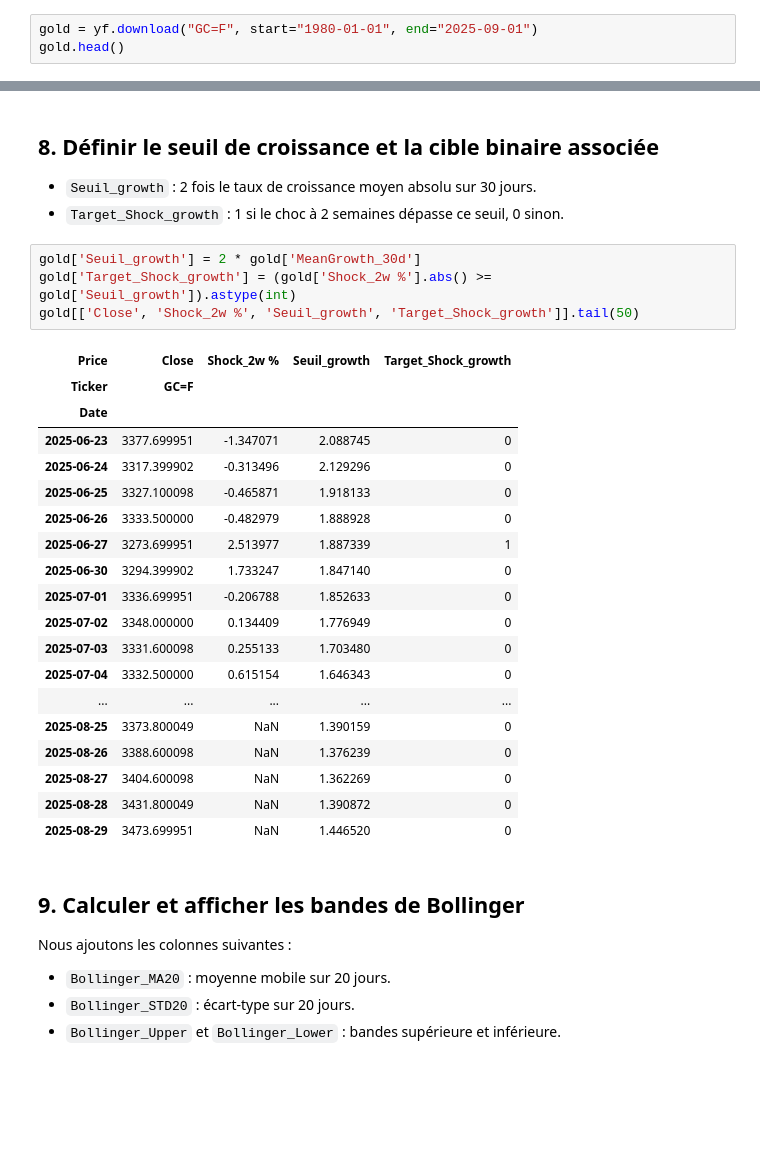
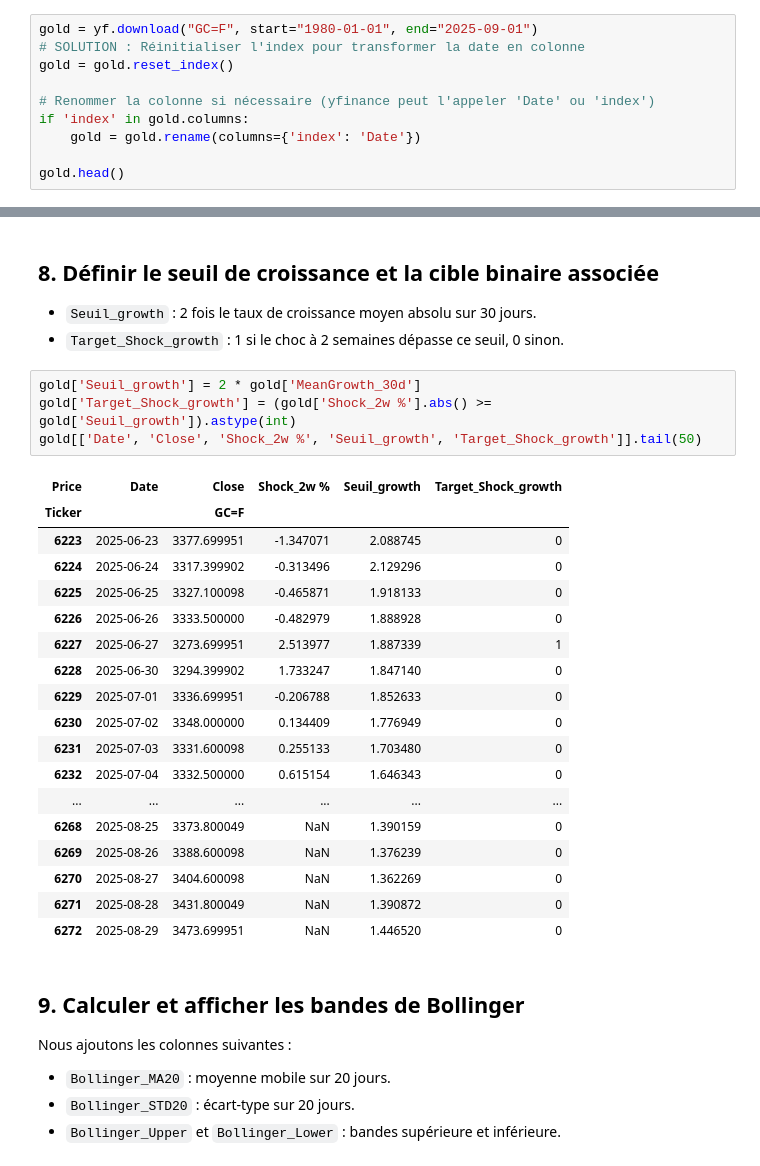
Before and after one commit to florent2905/Applied-Big-Data-Python, a Jupyter notebook: Jupyter project.ipynb, the cells around one changed output, grey strips where cells are left out. Saved outputs shown, nothing was run; the diff lists cells and outputs as text; blank space fills up the shorter version.

```diff
--- a/Jupyter project.ipynb
+++ b/Jupyter project.ipynb
@@ -16,6 +16,13 @@ import pandas as pd
 Nous récupérons les prix de l'or (contrat futures, ticker `GC=F`) depuis 1980 jusqu'à 2025.
 # %%
 gold = yf.download("GC=F", start="1980-01-01", end="2025-09-01")
+# SOLUTION : Réinitialiser l'index pour transformer la date en colonne
+gold = gold.reset_index()
+
+# Renommer la colonne si nécessaire (yfinance peut l'appeler 'Date' ou 'index')
+if 'index' in gold.columns:
+    gold = gold.rename(columns={'index': 'Date'})
+
 gold.head()
 # %% [output]
 [*********************100%***********************]  1 of 1 completed
@@ -143,27 +144,26 @@ gold[['Daily Change %', 'MeanGrowth_30d']].tail(10)
 # %%
 gold['Seuil_growth'] = 2 * gold['MeanGrowth_30d']
 gold['Target_Shock_growth'] = (gold['Shock_2w %'].abs() >= gold['Seuil_growth']).astype(int)
-gold[['Close', 'Shock_2w %', 'Seuil_growth', 'Target_Shock_growth']].tail(50)
+gold[['Date', 'Close', 'Shock_2w %', 'Seuil_growth', 'Target_Shock_growth']].tail(50)
 # %% [output]
-| Price | Close | Shock_2w % | Seuil_growth | Target_Shock_growth |
-| Ticker | GC=F |  |  |  |
-| Date |  |  |  |  |
-| 2025-06-23 | 3377.699951 | -1.347071 | 2.088745 | 0 |
-| 2025-06-24 | 3317.399902 | -0.313496 | 2.129296 | 0 |
-| 2025-06-25 | 3327.100098 | -0.465871 | 1.918133 | 0 |
-| 2025-06-26 | 3333.500000 | -0.482979 | 1.888928 | 0 |
-| 2025-06-27 | 3273.699951 | 2.513977 | 1.887339 | 1 |
-| 2025-06-30 | 3294.399902 | 1.733247 | 1.847140 | 0 |
-| 2025-07-01 | 3336.699951 | -0.206788 | 1.852633 | 0 |
-| 2025-07-02 | 3348.000000 | 0.134409 | 1.776949 | 0 |
-| 2025-07-03 | 3331.600098 | 0.255133 | 1.703480 | 0 |
-| 2025-07-04 | 3332.500000 | 0.615154 | 1.646343 | 0 |
-| ... | ... | ... | ... | ... |
-| 2025-08-25 | 3373.800049 | NaN | 1.390159 | 0 |
-| 2025-08-26 | 3388.600098 | NaN | 1.376239 | 0 |
-| 2025-08-27 | 3404.600098 | NaN | 1.362269 | 0 |
-| 2025-08-28 | 3431.800049 | NaN | 1.390872 | 0 |
-| 2025-08-29 | 3473.699951 | NaN | 1.446520 | 0 |
+| Price | Date | Close | Shock_2w % | Seuil_growth | Target_Shock_growth |
+| Ticker |  | GC=F |  |  |  |
+| 6223 | 2025-06-23 | 3377.699951 | -1.347071 | 2.088745 | 0 |
+| 6224 | 2025-06-24 | 3317.399902 | -0.313496 | 2.129296 | 0 |
+| 6225 | 2025-06-25 | 3327.100098 | -0.465871 | 1.918133 | 0 |
+| 6226 | 2025-06-26 | 3333.500000 | -0.482979 | 1.888928 | 0 |
+| 6227 | 2025-06-27 | 3273.699951 | 2.513977 | 1.887339 | 1 |
+| 6228 | 2025-06-30 | 3294.399902 | 1.733247 | 1.847140 | 0 |
+| 6229 | 2025-07-01 | 3336.699951 | -0.206788 | 1.852633 | 0 |
+| 6230 | 2025-07-02 | 3348.000000 | 0.134409 | 1.776949 | 0 |
+| 6231 | 2025-07-03 | 3331.600098 | 0.255133 | 1.703480 | 0 |
+| 6232 | 2025-07-04 | 3332.500000 | 0.615154 | 1.646343 | 0 |
+| ... | ... | ... | ... | ... | ... |
+| 6268 | 2025-08-25 | 3373.800049 | NaN | 1.390159 | 0 |
+| 6269 | 2025-08-26 | 3388.600098 | NaN | 1.376239 | 0 |
+| 6270 | 2025-08-27 | 3404.600098 | NaN | 1.362269 | 0 |
+| 6271 | 2025-08-28 | 3431.800049 | NaN | 1.390872 | 0 |
+| 6272 | 2025-08-29 | 3473.699951 | NaN | 1.446520 | 0 |
 # %% [markdown]
 ## 9. Calculer et afficher les bandes de Bollinger
 
```
Also changed, not shown: parts of 15 cells of this notebook.
